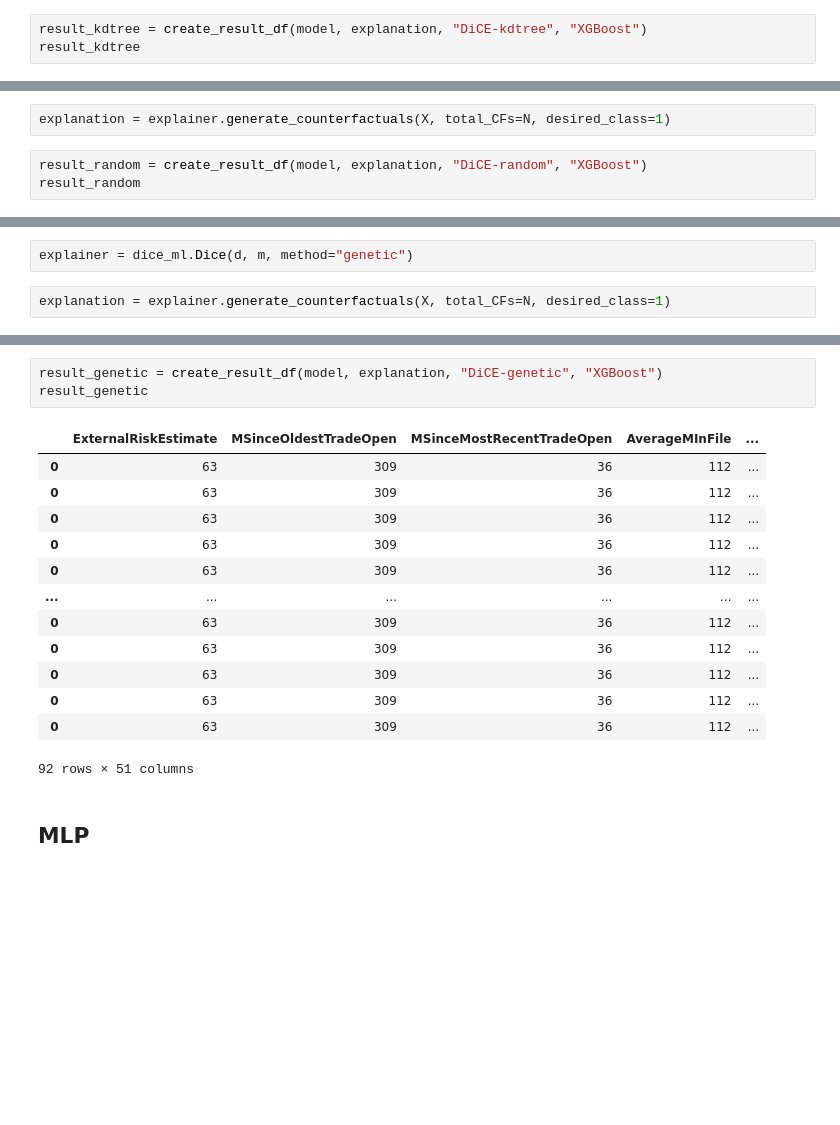
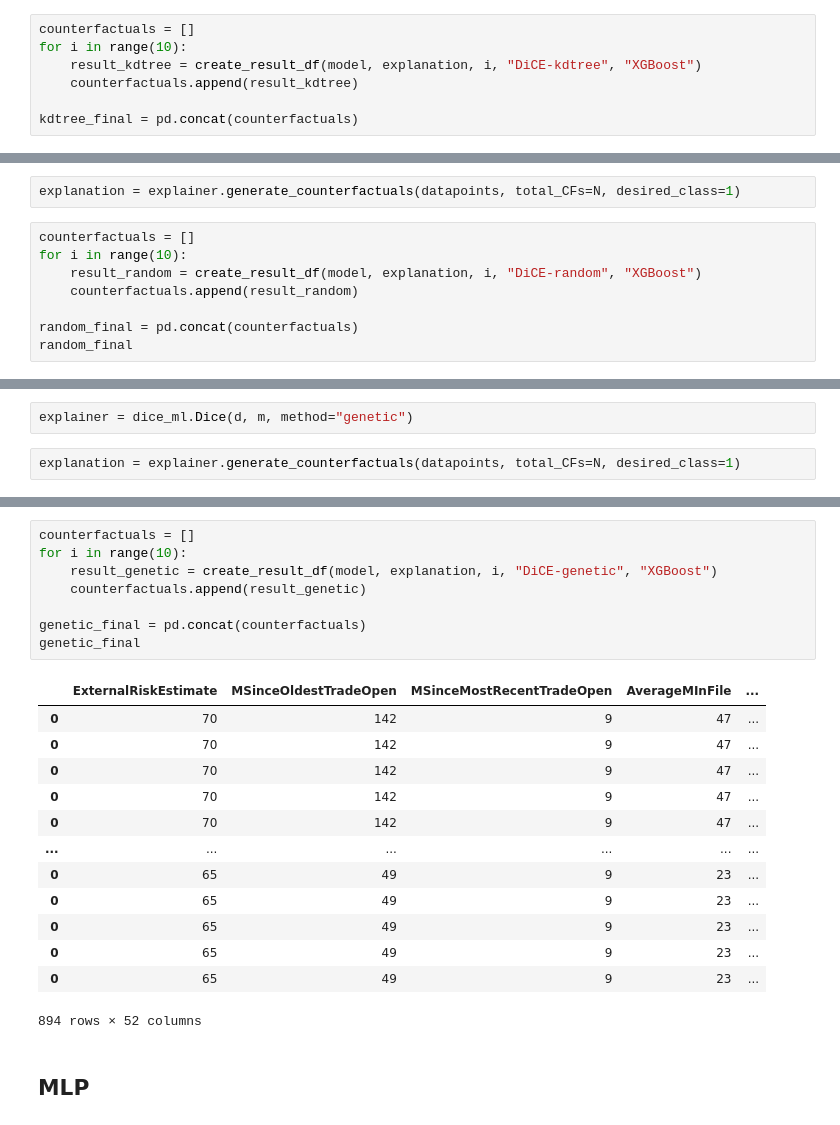
Before and after one commit to ruivieira/experiments, a Jupyter notebook: notebooks/counterfactuals/05-dice.ipynb, the cells around one changed output, grey strips where cells are left out. Saved outputs shown, nothing was run; the diff lists cells and outputs as text; blank space fills up the shorter version.

```diff
--- a/notebooks/counterfactuals/05-dice.ipynb
+++ b/notebooks/counterfactuals/05-dice.ipynb
@@ -103,5 +129,9 @@ def create_result_df(_model, _explanation, method: str, model_type: str):
         exp_df.insert(i, names[i], list(Xd[names[i]].values())[0])
     return exp_df
 # %%
-result_kdtree = create_result_df(model, explanation, "DiCE-kdtree", "XGBoost")
-result_kdtree
+counterfactuals = []
+for i in range(10):
+    result_kdtree = create_result_df(model, explanation, i, "DiCE-kdtree", "XGBoost")
+    counterfactuals.append(result_kdtree)
+
+kdtree_final = pd.concat(counterfactuals)
@@ -124,9 +156,14 @@ result_kdtree
 # %%
 explainer = dice_ml.Dice(d, m, method="random")
 # %%
-explanation = explainer.generate_counterfactuals(X, total_CFs=N, desired_class=1)
+explanation = explainer.generate_counterfactuals(datapoints, total_CFs=N, desired_class=1)
 # %%
-result_random = create_result_df(model, explanation, "DiCE-random", "XGBoost")
-result_random
+counterfactuals = []
+for i in range(10):
+    result_random = create_result_df(model, explanation, i, "DiCE-random", "XGBoost")
+    counterfactuals.append(result_random)
+
+random_final = pd.concat(counterfactuals)
+random_final
 # %% [output]
 |  | ExternalRiskEstimate | MSinceOldestTradeOpen | MSinceMostRecentTradeOpen | AverageMInFile | ... |
@@ -147,6 +184,6 @@ result_random
 # %%
 explainer = dice_ml.Dice(d, m, method="genetic")
 # %%
-explanation = explainer.generate_counterfactuals(X, total_CFs=N, desired_class=1)
+explanation = explainer.generate_counterfactuals(datapoints, total_CFs=N, desired_class=1)
 # %% [output]
 WARNING:root: MAD for feature NumTrades90Ever2DerogPubRec is 0, so replacing it with 1.0 to avoid error.
@@ -153,20 +199,25 @@ WARNING:root: MAD for feature NumTrades90Ever2DerogPubRec is 0, so replacing it
 # %%
-result_genetic = create_result_df(model, explanation, "DiCE-genetic", "XGBoost")
-result_genetic
+counterfactuals = []
+for i in range(10):
+    result_genetic = create_result_df(model, explanation, i, "DiCE-genetic", "XGBoost")
+    counterfactuals.append(result_genetic)
+
+genetic_final = pd.concat(counterfactuals)
+genetic_final
 # %% [output]
 |  | ExternalRiskEstimate | MSinceOldestTradeOpen | MSinceMostRecentTradeOpen | AverageMInFile | ... |
-| 0 | 63 | 309 | 36 | 112 | ... |
-| 0 | 63 | 309 | 36 | 112 | ... |
-| 0 | 63 | 309 | 36 | 112 | ... |
-| 0 | 63 | 309 | 36 | 112 | ... |
-| 0 | 63 | 309 | 36 | 112 | ... |
+| 0 | 70 | 142 | 9 | 47 | ... |
+| 0 | 70 | 142 | 9 | 47 | ... |
+| 0 | 70 | 142 | 9 | 47 | ... |
+| 0 | 70 | 142 | 9 | 47 | ... |
+| 0 | 70 | 142 | 9 | 47 | ... |
 | ... | ... | ... | ... | ... | ... |
-| 0 | 63 | 309 | 36 | 112 | ... |
-| 0 | 63 | 309 | 36 | 112 | ... |
-| 0 | 63 | 309 | 36 | 112 | ... |
-| 0 | 63 | 309 | 36 | 112 | ... |
-| 0 | 63 | 309 | 36 | 112 | ... |
+| 0 | 65 | 49 | 9 | 23 | ... |
+| 0 | 65 | 49 | 9 | 23 | ... |
+| 0 | 65 | 49 | 9 | 23 | ... |
+| 0 | 65 | 49 | 9 | 23 | ... |
+| 0 | 65 | 49 | 9 | 23 | ... |
-92 rows × 51 columns
+894 rows × 52 columns
 # %% [markdown]
 ## MLP
 # %% [markdown]
```
Also changed, not shown: parts of 17 cells of this notebook, 10 other files.
